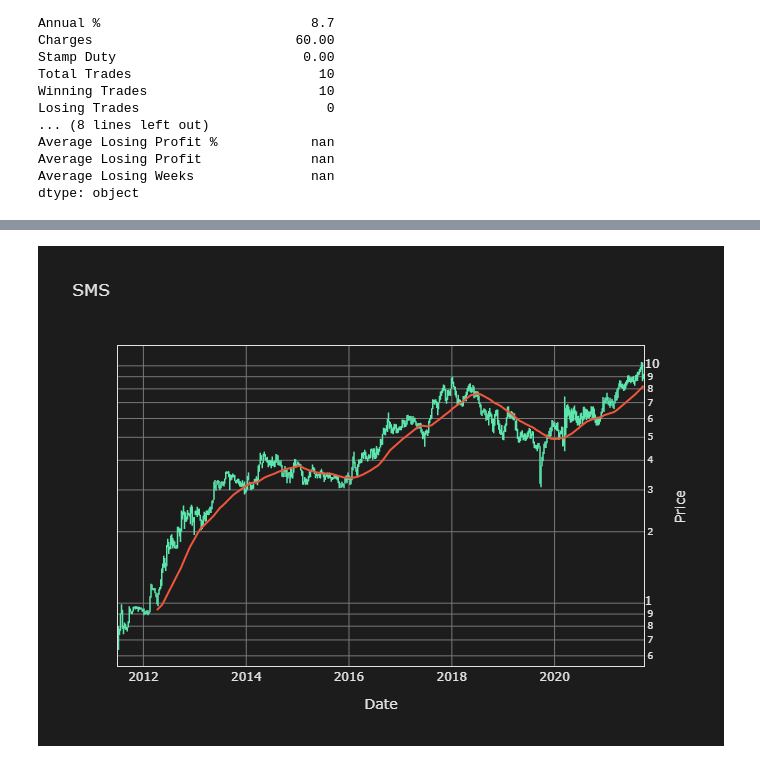
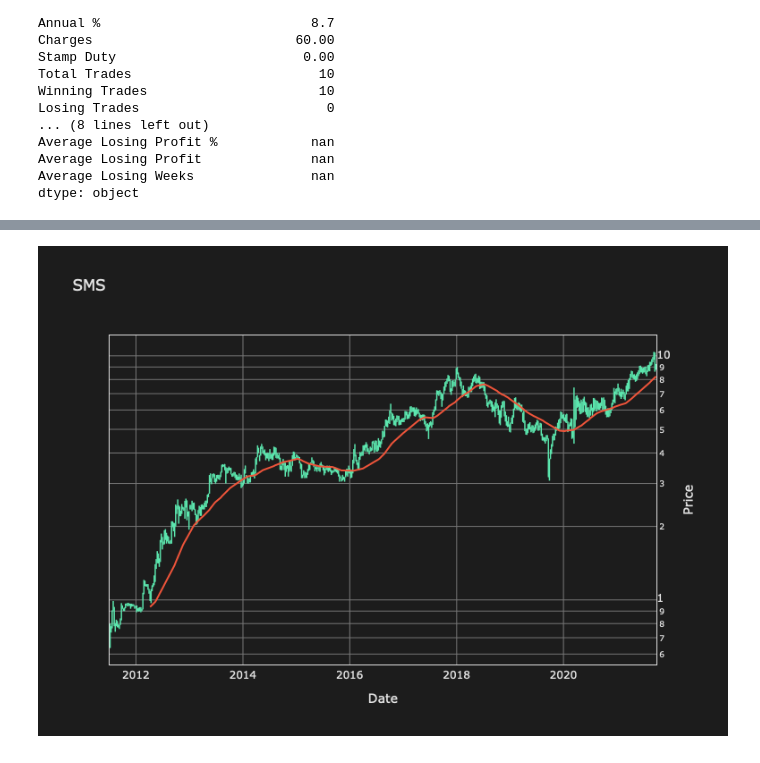
Before and after one commit to SwedishChef01/vigilant-journey, a Jupyter notebook: RSI_PZone_W.ipynb, the cells around one changed output, grey strips where cells are left out. Cells and saved outputs as stored; diff of their text form; code cells hidden in the pictures.

Commit message:
Tweaked plot.

```diff
--- a/RSI_PZone_W.ipynb
+++ b/RSI_PZone_W.ipynb
@@ -62,15 +62,13 @@ df["rsi"] = indicator.rsi(df.close, p_rsi)
 df["trend"] = np.where(df.close > df.sma, 1, 0)
 
 # Check for RSI cross below first PowerZone.
-df["pz1"] = np.where(np.logical_and(
-    df.rsi.shift(periods=1) >= pz1, df.rsi < pz1), 1, 0)
+df["pz1"] = np.where(np.logical_and(df.rsi.shift(periods=1) >= pz1, df.rsi < pz1), 1, 0)
 
 # Check whether RSI is below second PowerZone and price is above SMA.
 df["pz2"] = np.where(np.logical_and(df.trend == 1, df.rsi < pz2), 1, 0)
 
 # Check for RSI cross above exit level.
-df["pze"] = np.where(np.logical_and(
-    df.rsi.shift(periods=1) < pze, df.rsi >= pze), 1, 0)
+df["pze"] = np.where(np.logical_and(df.rsi.shift(periods=1) < pze, df.rsi >= pze), 1, 0)
 
 # Trade #1 entry signal.
 df["sig1"] = np.where(np.logical_and(df.trend == 1, df.pz1 == 1), 1, 0)
@@ -79,21 +77,16 @@ df["sig1"] = np.where(np.logical_and(df.trend == 1, df.pz1 == 1), 1, 0)
 df["ss1"] = state_signal(df.sig1, df.pze, p_sma)
 
 # Trade #2 entry signal.
-df["sig2"] = np.where(np.logical_and(
-    df.ss1.shift(periods=1) == 1, df.pz2 == 1), 1, 0)
+df["sig2"] = np.where(np.logical_and(df.ss1.shift(periods=1) == 1, df.pz2 == 1), 1, 0)
 
 # Trade #2 state signal.
 df["ss2"] = state_signal(df.sig2, df.pze, p_sma)
 
 # Trade entry & exit flags.
-df["en1"] = np.where(np.logical_and(
-    df.ss1 == 1, df.ss1.shift(periods=1) == 0), 1, 0)
-df["ex1"] = np.where(np.logical_and(
-    df.ss1 == 0, df.ss1.shift(periods=1) == 1), 1, 0)
-df["en2"] = np.where(np.logical_and(
-    df.ss2 == 1, df.ss2.shift(periods=1) == 0), 1, 0)
-df["ex2"] = np.where(np.logical_and(
-    df.ss2 == 0, df.ss2.shift(periods=1) == 1), 1, 0)
+df["en1"] = np.where(np.logical_and(df.ss1 == 1, df.ss1.shift(periods=1) == 0), 1, 0)
+df["ex1"] = np.where(np.logical_and(df.ss1 == 0, df.ss1.shift(periods=1) == 1), 1, 0)
+df["en2"] = np.where(np.logical_and(df.ss2 == 1, df.ss2.shift(periods=1) == 0), 1, 0)
+df["ex2"] = np.where(np.logical_and(df.ss2 == 0, df.ss2.shift(periods=1) == 1), 1, 0)
 # %%
 # Trade list based on RSI exit only (no Stop Loss).
 td1 = trade_list(df.close, df.en1, df.ex1)  # Trade List #1.
@@ -182,57 +174,51 @@ trace_1 = data = go.Ohlc(
     increasing_line_color="rgba(92, 230, 174, 1.0)",
     decreasing_line_color="rgba(92, 230, 174, 1.0)",
     line_width=1.5,
-    yhoverformat='.2f',
+    yhoverformat=".2f",
 )
 
 # SMA trace.
-trace_2 = go.Scatter(
-    x=df.index,
-    y=df.sma
-)
+trace_2 = go.Scatter(x=df.index, y=df.sma)
 
 # Create figure.
-plot_data = [trace_1, trace_2]
-fig = go.Figure(data=plot_data)
+fig = go.Figure(data=[trace_1, trace_2])
 
 # Plot layout.
 fig.update_layout(
     autosize=False,
     showlegend=False,
-    width=665,
-    height=500,
+    width=730,
+    height=548,
     paper_bgcolor="rgba(28, 28, 28, 1.0)",
     plot_bgcolor="rgba(28, 28, 28, 1.0)",
     font=dict(color="rgba(226, 226, 226, 1.0)"),
-    title=dict(
-        text=tidm, font_color="rgba(226, 226, 226, 1.0)"
-    ),
+    title=dict(text=tidm, font_color="rgba(226, 226, 226, 1.0)"),
     xaxis=dict(
         linecolor="rgba(226, 226, 226, 1.0)",
         mirror=True,
         rangeslider=dict(visible=False),
         title="Date",
     ),
     yaxis=dict(
         linecolor="rgba(226, 226, 226, 1.0)",
         mirror=True,
         side="right",
         title="Price",
         type="log",
     ),
     hovermode="x unified",
 )
 
 fig.update_xaxes(gridcolor="rgba(119, 119, 119, 1.0)")
 fig.update_yaxes(gridcolor="rgba(119, 119, 119, 1.0)",)
 
 # Display plot.
 fig.show(
     config={
-        'scrollZoom': True,
-        'modeBarButtonsToRemove': ['zoom', 'select2d', 'lasso2d'],
+        "scrollZoom": True,
+        "modeBarButtonsToRemove": ["zoom", "select2d", "lasso2d"],
     }
 )
 # %% [output]
 [interactive output not drawn]
-[figure, old version]
+[figure, new version]
```
Also changed, not shown: parts of 1 cell of this notebook.
